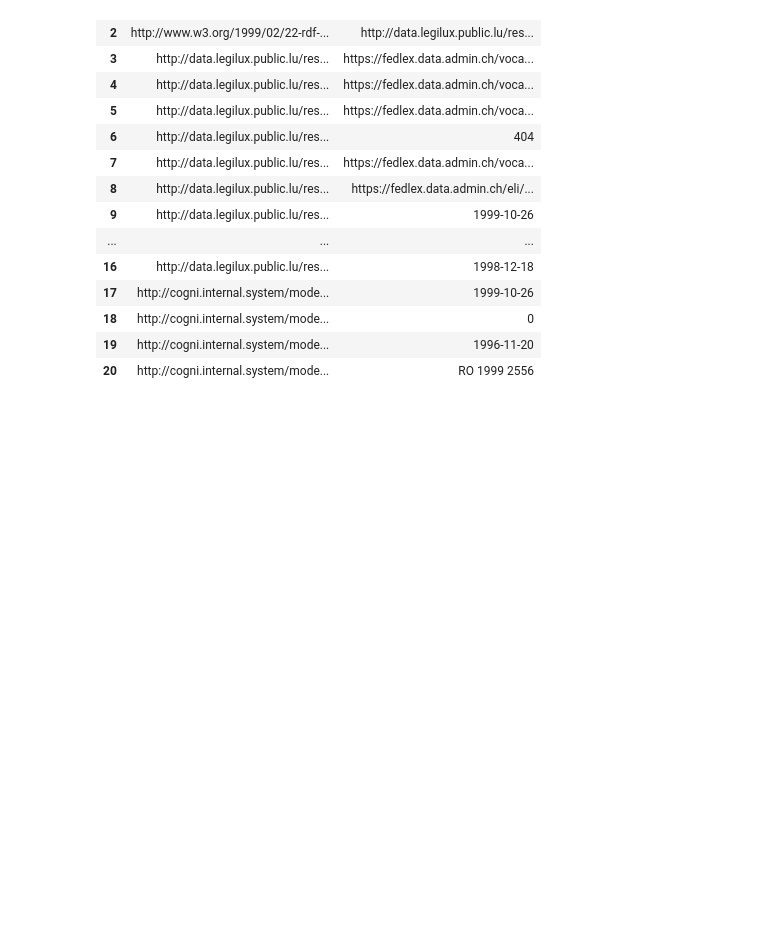
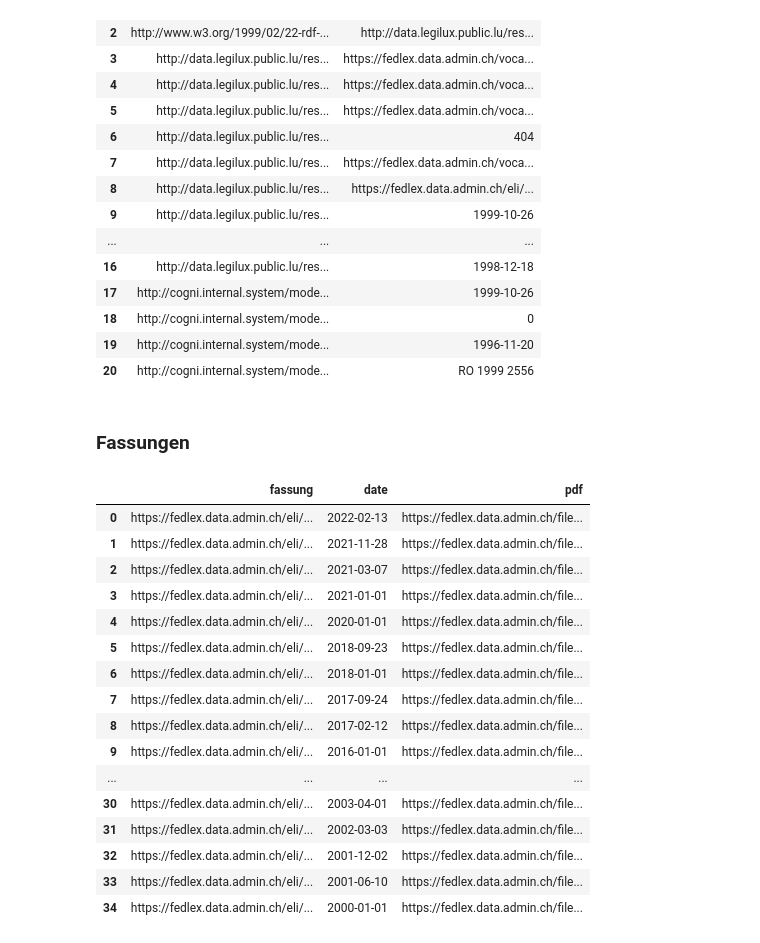
Before and after one commit to bequrios/fedlex, a Jupyter notebook: content/Fedlex.ipynb, the cells around one changed output. Drawn from its saved outputs; the diff is of its cells as text; code cells hidden in the pictures; blank space fills up the shorter version.

```diff
--- a/content/Fedlex.ipynb
+++ b/content/Fedlex.ipynb
@@ -244,3 +244,44 @@ display_result(df)
 | 18 | http://cogni.internal.system/mode... | 0 |
 | 19 | http://cogni.internal.system/mode... | 1996-11-20 |
 | 20 | http://cogni.internal.system/mode... | RO 1999 2556 |
+# %% [markdown]
+### Fassungen
+# %%
+df = await query("""
+
+PREFIX jolux: <http://data.legilux.public.lu/resource/ontology/jolux#>
+PREFIX skos: <http://www.w3.org/2004/02/skos/core#>
+
+SELECT ?fassung ?date ?pdf WHERE {
+
+    ?fassung jolux:isMemberOf <https://fedlex.data.admin.ch/eli/cc/1999/404>;
+        jolux:dateApplicability ?date;
+        jolux:isRealizedBy ?realization.
+    ?realization jolux:language <http://publications.europa.eu/resource/authority/language/DEU>;
+        jolux:isEmbodiedBy ?embodyment.
+    ?embodyment jolux:format <http://publications.europa.eu/resource/authority/file-type/PDF>;
+        jolux:isExemplifiedBy ?pdf.
+
+} ORDER BY DESC(?date)
+
+""", "F")
+
+display_result(df)
+# %% [output]
+|  | fassung | date | pdf |
+| 0 | https://fedlex.data.admin.ch/eli/... | 2022-02-13 | https://fedlex.data.admin.ch/file... |
+| 1 | https://fedlex.data.admin.ch/eli/... | 2021-11-28 | https://fedlex.data.admin.ch/file... |
+| 2 | https://fedlex.data.admin.ch/eli/... | 2021-03-07 | https://fedlex.data.admin.ch/file... |
+| 3 | https://fedlex.data.admin.ch/eli/... | 2021-01-01 | https://fedlex.data.admin.ch/file... |
+| 4 | https://fedlex.data.admin.ch/eli/... | 2020-01-01 | https://fedlex.data.admin.ch/file... |
+| 5 | https://fedlex.data.admin.ch/eli/... | 2018-09-23 | https://fedlex.data.admin.ch/file... |
+| 6 | https://fedlex.data.admin.ch/eli/... | 2018-01-01 | https://fedlex.data.admin.ch/file... |
+| 7 | https://fedlex.data.admin.ch/eli/... | 2017-09-24 | https://fedlex.data.admin.ch/file... |
+| 8 | https://fedlex.data.admin.ch/eli/... | 2017-02-12 | https://fedlex.data.admin.ch/file... |
+| 9 | https://fedlex.data.admin.ch/eli/... | 2016-01-01 | https://fedlex.data.admin.ch/file... |
+| ... | ... | ... | ... |
+| 30 | https://fedlex.data.admin.ch/eli/... | 2003-04-01 | https://fedlex.data.admin.ch/file... |
+| 31 | https://fedlex.data.admin.ch/eli/... | 2002-03-03 | https://fedlex.data.admin.ch/file... |
+| 32 | https://fedlex.data.admin.ch/eli/... | 2001-12-02 | https://fedlex.data.admin.ch/file... |
+| 33 | https://fedlex.data.admin.ch/eli/... | 2001-06-10 | https://fedlex.data.admin.ch/file... |
+| 34 | https://fedlex.data.admin.ch/eli/... | 2000-01-01 | https://fedlex.data.admin.ch/file... |
```
Also changed, not shown: parts of 3 cells of this notebook.
